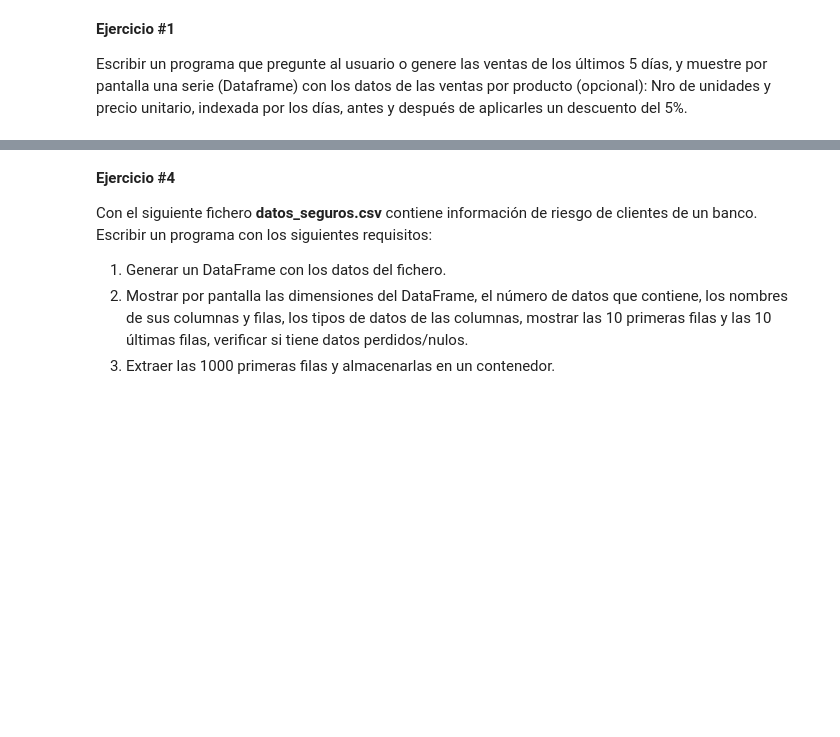
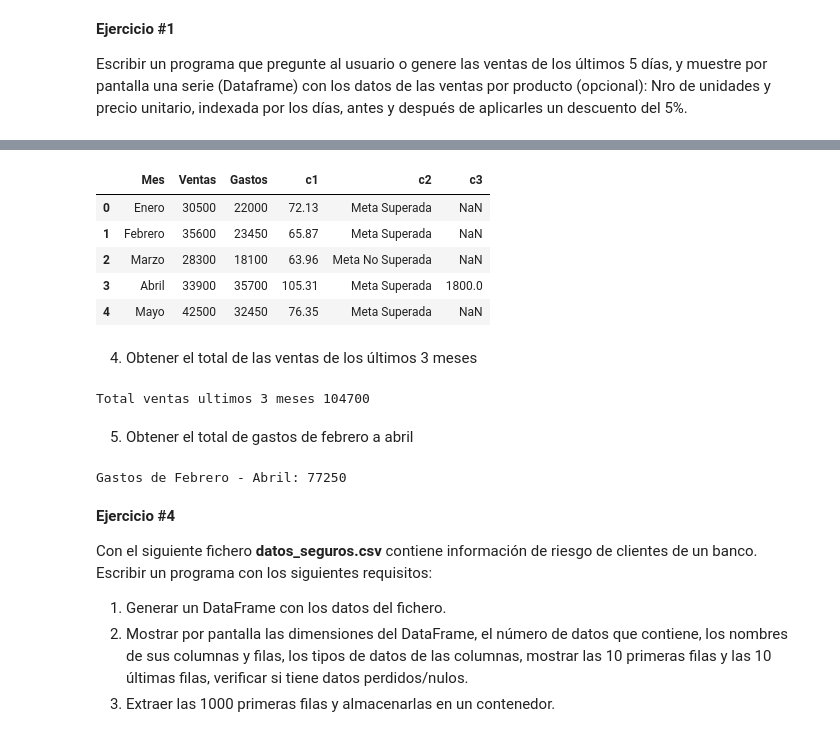
Before and after one commit to jeersson/Ciencia-de-Datos-y-ML-con-Python, a Jupyter notebook: Proyecto_1 - ML con Python.ipynb, the cells around one changed output, grey strips where cells are left out. Cells and saved outputs as stored; diff of their text form; code cells hidden in the pictures; blank space fills up the shorter version.

```diff
--- a/Proyecto_1 - ML con Python.ipynb
+++ b/Proyecto_1 - ML con Python.ipynb
@@ -22,3 +202,28 @@ print(df) #lo mostramos
+# %%
+df1["c3"]=df1.apply(lambda x:x["Gastos"]-x["Ventas"] if x["Gastos"]>x["Ventas"] else np.nan, axis=1)
+df1
+# %% [output]
+|  | Mes | Ventas | Gastos | c1 | c2 | c3 |
+| 0 | Enero | 30500 | 22000 | 72.13 | Meta Superada | NaN |
+| 1 | Febrero | 35600 | 23450 | 65.87 | Meta Superada | NaN |
+| 2 | Marzo | 28300 | 18100 | 63.96 | Meta No Superada | NaN |
+| 3 | Abril | 33900 | 35700 | 105.31 | Meta Superada | 1800.0 |
+| 4 | Mayo | 42500 | 32450 | 76.35 | Meta Superada | NaN |
+# %% [markdown]
+4. Obtener el total de las ventas de los últimos 3 meses
+# %%
+df2=df1.tail(3)
+ventas=df2["Ventas"].sum()
+print("Total ventas ultimos 3 meses", ventas)
+# %% [output]
+Total ventas ultimos 3 meses 104700
+# %% [markdown]
+5. Obtener el total de gastos de febrero a abril
+# %%
+Gastos=df1["Gastos"][1:4].sum()
+print("Gastos de Febrero - Abril:",Gastos)
+# %% [output]
+Gastos de Febrero - Abril: 77250
 # %% [markdown]
 **Ejercicio #4**
 
```
Also changed, not shown: parts of 29 cells of this notebook.
